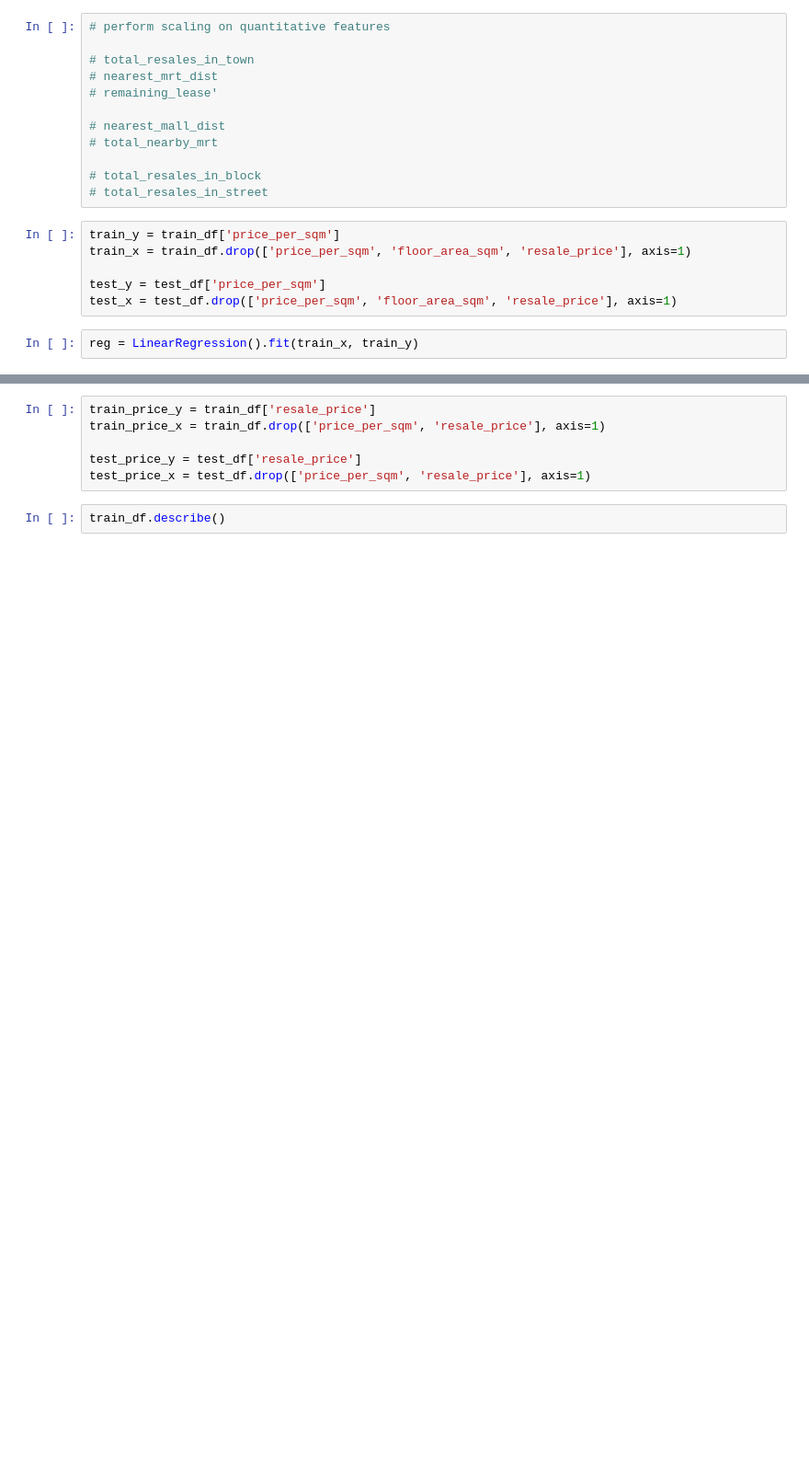
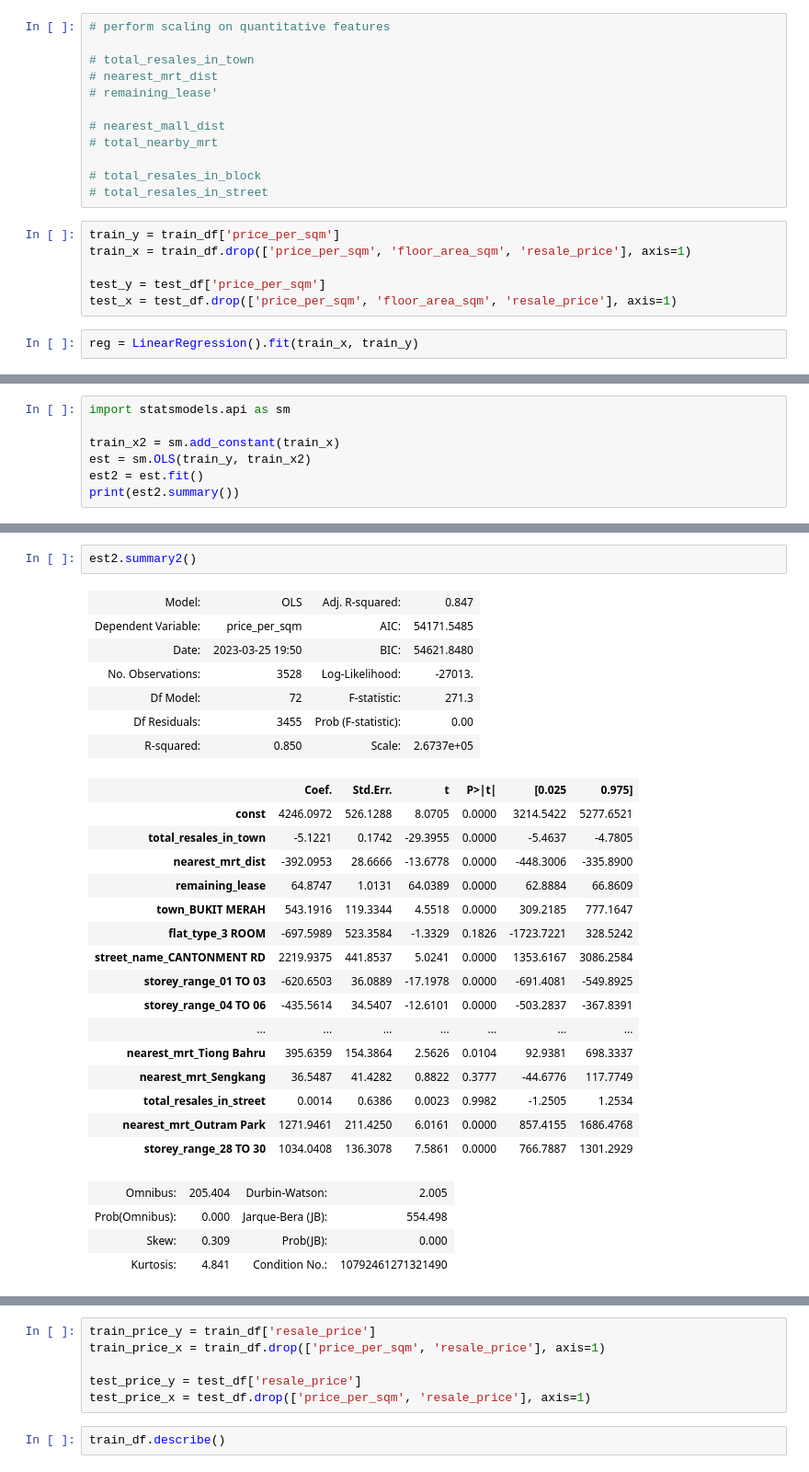
Before and after one commit to cliftonfelix/Predicting-HDB-Resale-Prices, a Jupyter notebook: Simon's Notebook.ipynb, the cells around one changed output, grey strips where cells are left out. Shown at 92% size. Drawn from its saved outputs; the diff is of its cells as text; blank space fills up the shorter version.

```diff
--- a/Simon's Notebook.ipynb
+++ b/Simon's Notebook.ipynb
@@ -103,0 +100,7 @@ reg.score(train_x, train_y)
+# %%
+import statsmodels.api as sm
+
+train_x2 = sm.add_constant(train_x)
+est = sm.OLS(train_y, train_x2)
+est2 = est.fit()
+print(est2.summary())
@@ -103,0 +125,30 @@ reg.score(train_x, train_y)
+# %%
+est2.summary2()
+# %% [output]
+| Model: | OLS | Adj. R-squared: | 0.847 |
+| Dependent Variable: | price_per_sqm | AIC: | 54171.5485 |
+| Date: | 2023-03-25 19:50 | BIC: | 54621.8480 |
+| No. Observations: | 3528 | Log-Likelihood: | -27013. |
+| Df Model: | 72 | F-statistic: | 271.3 |
+| Df Residuals: | 3455 | Prob (F-statistic): | 0.00 |
+| R-squared: | 0.850 | Scale: | 2.6737e+05 |
+|  | Coef. | Std.Err. | t | P>|t| | [0.025 | 0.975] |
+| const | 4246.0972 | 526.1288 | 8.0705 | 0.0000 | 3214.5422 | 5277.6521 |
+| total_resales_in_town | -5.1221 | 0.1742 | -29.3955 | 0.0000 | -5.4637 | -4.7805 |
+| nearest_mrt_dist | -392.0953 | 28.6666 | -13.6778 | 0.0000 | -448.3006 | -335.8900 |
+| remaining_lease | 64.8747 | 1.0131 | 64.0389 | 0.0000 | 62.8884 | 66.8609 |
+| town_BUKIT MERAH | 543.1916 | 119.3344 | 4.5518 | 0.0000 | 309.2185 | 777.1647 |
+| flat_type_3 ROOM | -697.5989 | 523.3584 | -1.3329 | 0.1826 | -1723.7221 | 328.5242 |
+| street_name_CANTONMENT RD | 2219.9375 | 441.8537 | 5.0241 | 0.0000 | 1353.6167 | 3086.2584 |
+| storey_range_01 TO 03 | -620.6503 | 36.0889 | -17.1978 | 0.0000 | -691.4081 | -549.8925 |
+| storey_range_04 TO 06 | -435.5614 | 34.5407 | -12.6101 | 0.0000 | -503.2837 | -367.8391 |
+| ... | ... | ... | ... | ... | ... | ... |
+| nearest_mrt_Tiong Bahru | 395.6359 | 154.3864 | 2.5626 | 0.0104 | 92.9381 | 698.3337 |
+| nearest_mrt_Sengkang | 36.5487 | 41.4282 | 0.8822 | 0.3777 | -44.6776 | 117.7749 |
+| total_resales_in_street | 0.0014 | 0.6386 | 0.0023 | 0.9982 | -1.2505 | 1.2534 |
+| nearest_mrt_Outram Park | 1271.9461 | 211.4250 | 6.0161 | 0.0000 | 857.4155 | 1686.4768 |
+| storey_range_28 TO 30 | 1034.0408 | 136.3078 | 7.5861 | 0.0000 | 766.7887 | 1301.2929 |
+| Omnibus: | 205.404 | Durbin-Watson: | 2.005 |
+| Prob(Omnibus): | 0.000 | Jarque-Bera (JB): | 554.498 |
+| Skew: | 0.309 | Prob(JB): | 0.000 |
+| Kurtosis: | 4.841 | Condition No.: | 10792461271321490 |
```
Also changed, not shown: parts of 11 cells of this notebook.
